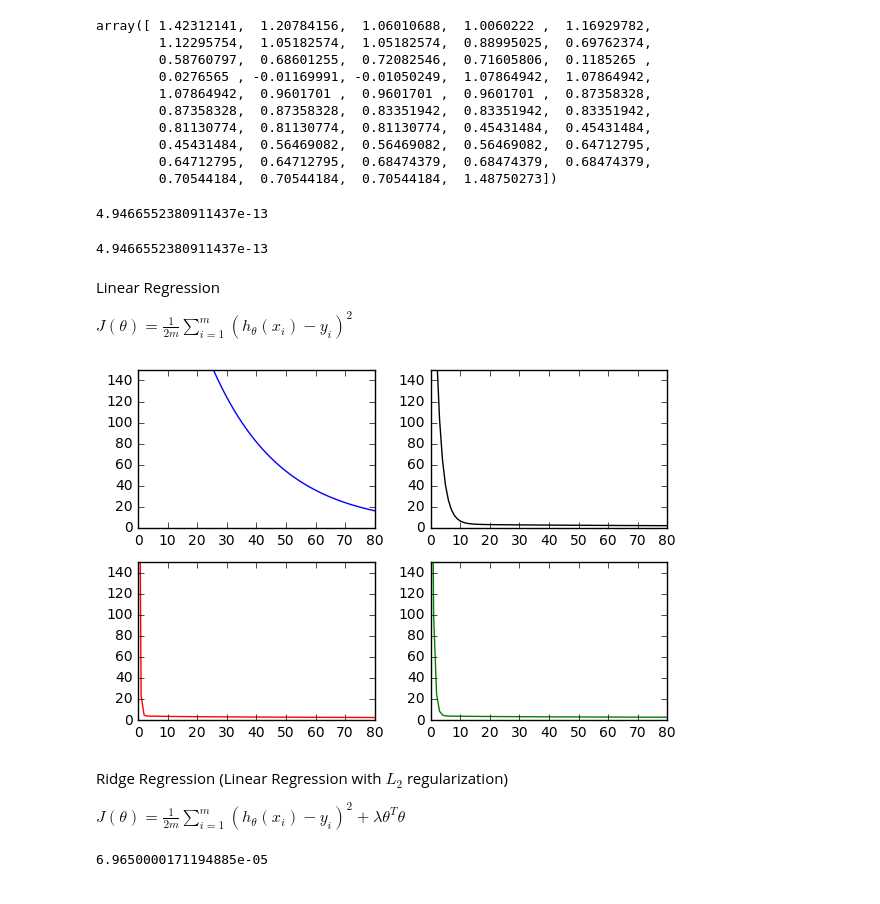
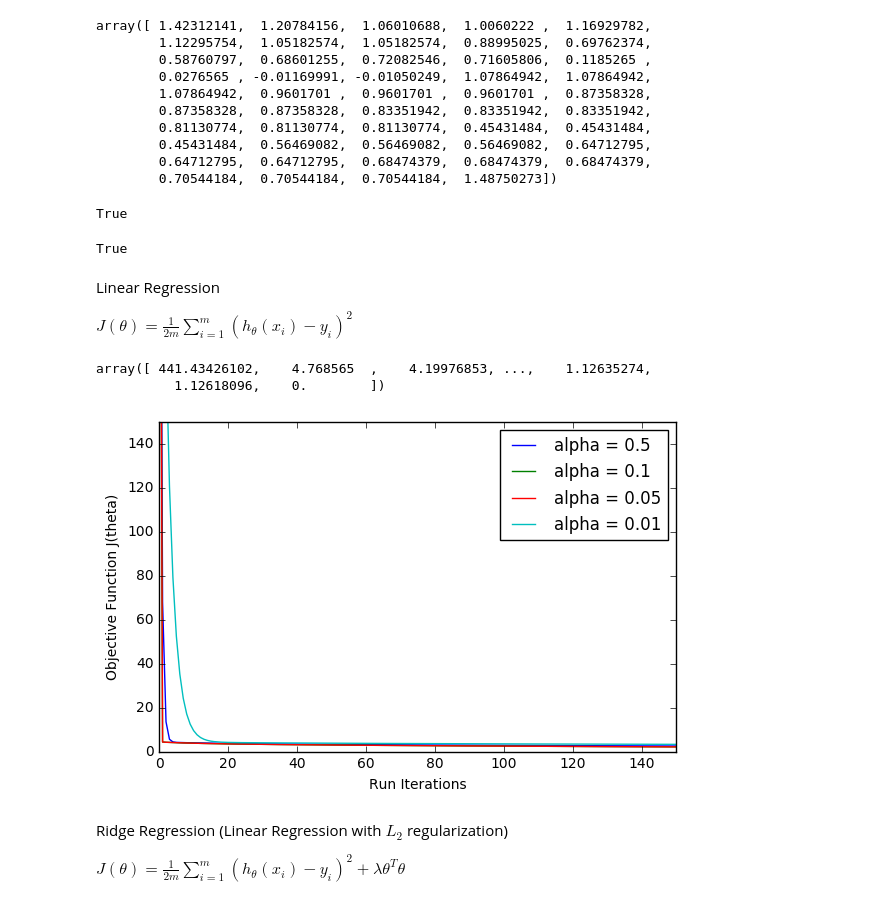
Before and after one commit to ostwind/ML-fundamental, a Jupyter notebook: gradient descent.ipynb, the cells around one changed output. Drawn from its saved outputs; the diff is of its cells as text; code cells hidden in the pictures.

```diff
--- a/gradient descent.ipynb
+++ b/gradient descent.ipynb
@@ -60,6 +73,5 @@ X_test = np.hstack((X_test, np.ones((X_test.shape[0], 1)))) # Add bias term
 # %%
 theta = np.full(49, fill_value= 0.05, dtype=np.float)
-
 def compute_square_loss(theta, X, y):
     """
     Given a set of X, y, theta, compute the square loss for predicting y with X*theta
@@ -70,8 +82,8 @@ def compute_square_loss(theta, X, y):
     Returns:
         loss - the square loss, scalar
     """
-    pred = np.dot(theta, X.T)
-    return ((sum((pred-y)**2))/(2*X.shape[0]))
+    residual = np.dot(theta, X.T)-y
+    return (np.dot(residual,residual))/(2*X.shape[0])
 
 print(compute_square_loss(theta, X_train, y_train))
 # %% [output]
@@ -110,6 +122,8 @@ def unit_vec(num_features):
     for i in range(num_features):
         yield np.insert(z, i, 1)
 
+theta = np.ones(48)
+theta = np.append(theta, 100)
 def grad_checker(theta, X, y,  epsilon=0.01, tolerance=1e-4):
     """Implement Gradient Checker
     Check that the function compute_square_loss_gradient returns the
@@ -153,11 +167,11 @@ def grad_checker(theta, X, y,  epsilon=0.01, tolerance=1e-4):
         print(correct, difference)
         raise Exception('incorrect gradient')
 
-    return difference
+    return correct
 
 grad_checker(theta, X_train, y_train)
 # %% [output]
-4.9466552380911437e-13
+True
 # %%
 def unit_vec(num_features):
     z = np.zeros(num_features-1)
@@ -176,7 +190,6 @@ def f(*args):
     L = args[6]
     approx_grad = []
     for u in unit_vec(num_features):
-
         try:
             approx_grad.append((obj_func(theta+epsilon*u, X, y)
                                 - obj_func(theta-epsilon*u, X, y))/(2*epsilon))
@@ -196,17 +209,18 @@ def f(*args):
     if not correct:
         print(correct, difference)
         raise Exception('incorrect gradient')
-    return difference
+    return correct
 
 def gen_grad_checker(f1, f2):
     epsilon = 0.01
     tolerance = 1e-4
-    L = 0.5
+    L = 0.1
+    theta = np.ones(X_train.shape[1])
     return f(f1, f2, theta, X_train, y_train,  epsilon, tolerance, L)
 
 gen_grad_checker(compute_square_loss_gradient, compute_square_loss)
 # %% [output]
-4.9466552380911437e-13
+True
 # %% [markdown]
 Linear Regression
 
@@ -262,35 +274,46 @@ def batch_grad_descent(X, y, alpha=0.1, num_iter=1000, check_gradient=False, l_s
     return loss_hist, theta_hist
 
 loss_hist, theta_hist = batch_grad_descent(X_train, y_train, alpha = 50)
+# %%
+loss_hist
+# %% [output]
+array([ 441.43426102,    4.768565  ,    4.19976853, ...,    1.12635274,
+          1.12618096,    0.        ])
 # %%
 def alpha_graph(X, y, regularized = False):
     l = []
-    for size in [0.1, 0.09, 0.04, 0.027]:
+    alphas = [0.5, 0.1, 0.05,0.01]
+    for size in alphas:
         if regularized:
-            output = regularized_grad_descent(X, y, alpha = size, l_search = False)
+            output = regularized_grad_descent(X, y, alpha = size, l_search = True)
         else:
             output = batch_grad_descent(X, y, alpha = size, l_search = False)
         #loss_hist, theta_hist = p
         l.append(output[0])
-    c = ['b', 'k', 'r',  'g']
+    #c = ['b', 'k', 'r',  'g']
     s = [221+i for i in range(len(l))]
-    fig = plt.figure()
+    #fig = plt.figure()
 
     for i in range(len(l)):
-        ax = fig.add_subplot(s[i])
-        ax.set_ylim([0, 150])
-        ax.set_xlim([0, 80])#len(l[i])])
-        ax.plot(l[i], c[i])
-
+        #ax = fig.add_subplot(s[i])
+        #ax.set_ylim([0, 150])
+        #ax.set_xlim([0, 80])#len(l[i])])
+        #ax.plot(l[i])
+        plt.plot(range(len(l[i])), l[i], label='alpha = %s' %( round(alphas[i],2) ))
+    axes = plt.gca()
+    axes.set_xlim([0,150])
+    axes.set_ylim([0,150])
     #for i in range(4):
     #    print([ '%.2f' % elem for elem in l[i] ])
-
+    plt.xlabel('Run Iterations')
+    plt.ylabel('Objective Function J(theta)')
+    plt.legend()
     plt.tight_layout()
     plt.show()
 
 alpha_graph(X_train, y_train, regularized = False)
 # %% [output]
-[figure, old version]
+[figure, new version]
 # %% [markdown]
 Ridge Regression (Linear Regression with $L_2$ regularization)
 
@@ -300,25 +323,10 @@ def r_sq_loss(theta, X, y, lambda_reg):
     return compute_square_loss(theta, X,y) + lambda_reg*np.dot(theta.T, theta)
 
 def compute_regularized_square_loss_gradient(theta, X, y, lambda_reg):
-    """
-    Compute the gradient of L2-regularized square loss function given X, y and theta
-    Args:
-        X - the feature vector, 2D numpy array of size (num_instances, num_features)
-        y - the label vector, 1D numpy array of size (num_instances)
-        theta - the parameter vector, 1D numpy array of size (num_features)
-        lambda_reg - the regularization coefficient
+    residual = np.dot(X, theta) - y
+    return np.dot(residual, X )/(X.shape[0]) + theta*lambda_reg
 
-    Returns:
-        grad - gradient vector, 1D numpy array of size (num_features)
-    """
-    pred = np.dot(X, theta)
-
-    loss = pred-y
-
-    return np.dot(loss, X )/X.shape[0] + (lambda_reg/X.shape[0])*theta
-
+#compute_regularized_square_loss_gradient(theta, X_train, y_train, lambda_reg = 0.2)
 # check regularized gradient computation w/ finite difference
-gen_grad_checker(compute_regularized_square_loss_gradient, r_sq_loss)
+#gen_grad_checker(compute_regularized_square_loss_gradient, r_sq_loss)
-# %% [output]
-6.9650000171194885e-05
 # %%
```
Also changed, not shown: parts of 8 cells of this notebook.
